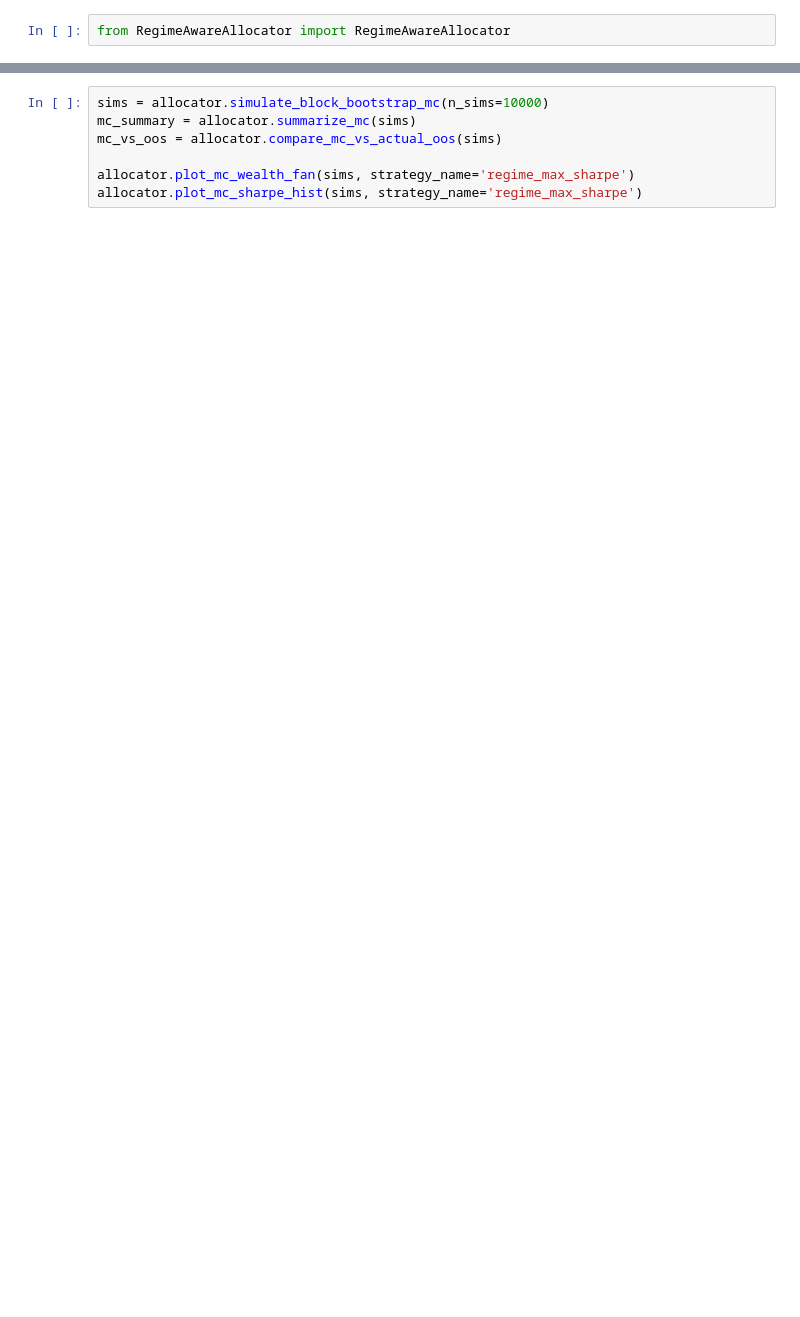
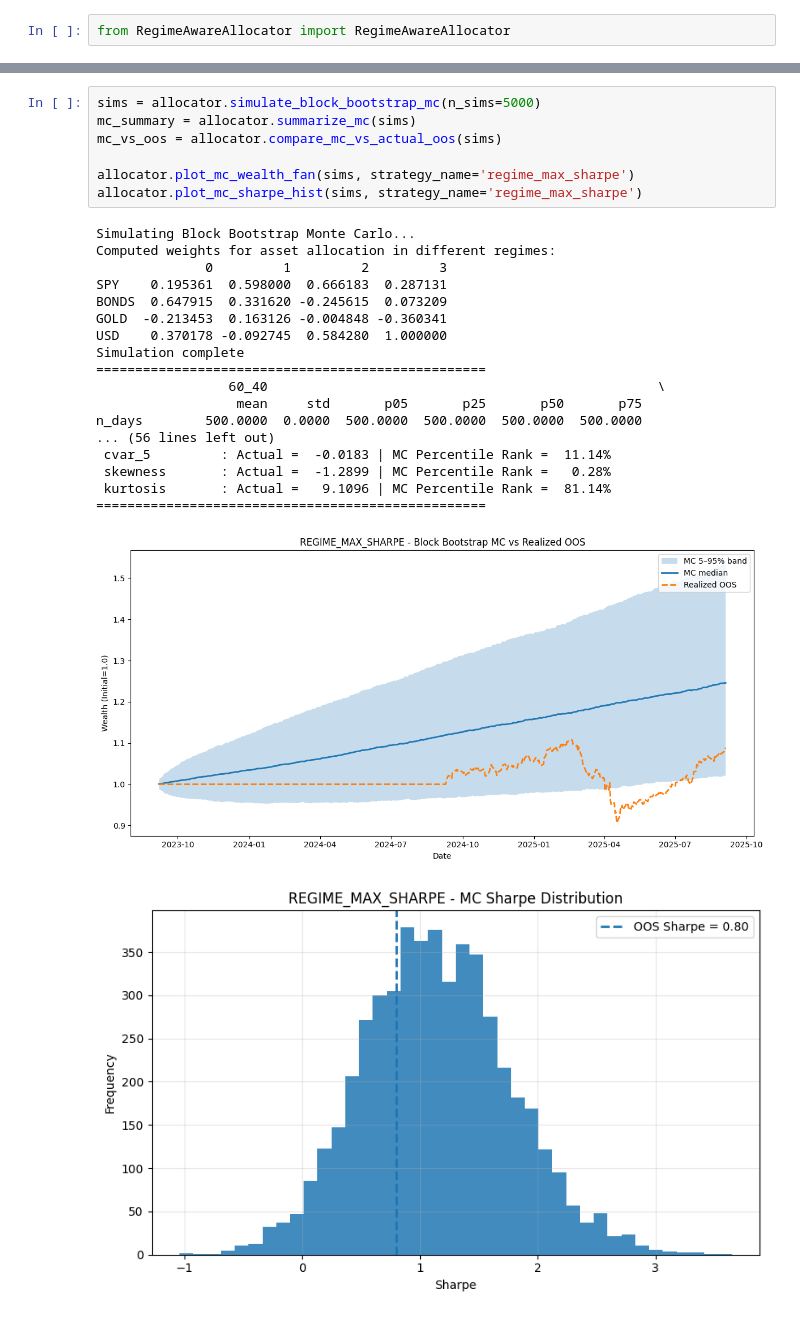
Before and after one commit to Chuacx13/Regime-Aware-Asset-Allocation, a Jupyter notebook: main.ipynb, the cells around one changed output, grey strips where cells are left out. Drawn from its saved outputs; the diff is of its cells as text; blank space fills up the shorter version.

```diff
--- a/main.ipynb
+++ b/main.ipynb
@@ -118,7 +107,27 @@ kurtosis                  8.93       16.72               4.16    22.33
 # %%
-sims = allocator.simulate_block_bootstrap_mc(n_sims=10000)
+sims = allocator.simulate_block_bootstrap_mc(n_sims=5000)
 mc_summary = allocator.summarize_mc(sims)
 mc_vs_oos = allocator.compare_mc_vs_actual_oos(sims)
 
 allocator.plot_mc_wealth_fan(sims, strategy_name='regime_max_sharpe')
 allocator.plot_mc_sharpe_hist(sims, strategy_name='regime_max_sharpe')
+# %% [output]
+Simulating Block Bootstrap Monte Carlo...
+Computed weights for asset allocation in different regimes:
+              0         1         2         3
+SPY    0.195361  0.598000  0.666183  0.287131
+BONDS  0.647915  0.331620 -0.245615  0.073209
+GOLD  -0.213453  0.163126 -0.004848 -0.360341
+USD    0.370178 -0.092745  0.584280  1.000000
+Simulation complete
+==================================================
+                 60_40                                                  \
+                  mean     std       p05       p25       p50       p75
+n_days        500.0000  0.0000  500.0000  500.0000  500.0000  500.0000
+... (56 lines left out)
+ cvar_5         : Actual =  -0.0183 | MC Percentile Rank =  11.14%
+ skewness       : Actual =  -1.2899 | MC Percentile Rank =   0.28%
+ kurtosis       : Actual =   9.1096 | MC Percentile Rank =  81.14%
+==================================================
+[figure, added]
+[figure, added]
```
Also changed, not shown: parts of 1 cell of this notebook, 8 other files.
